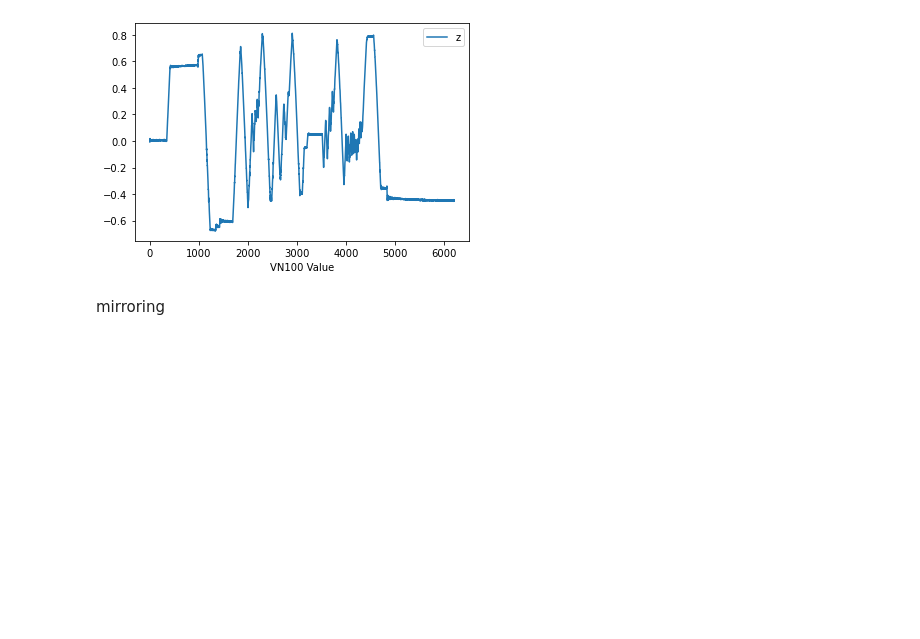
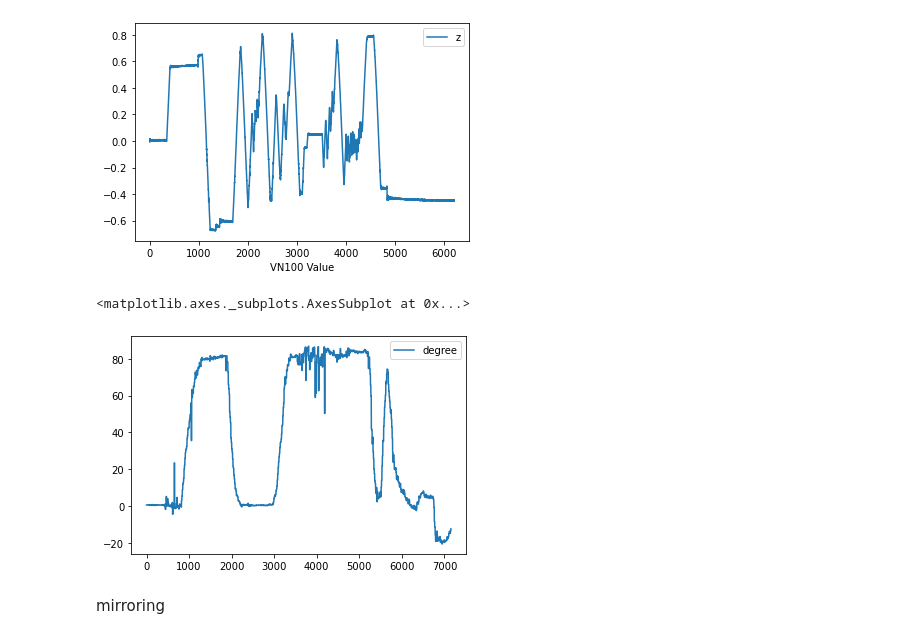
Before and after one commit to wianoski/lcs-bridge, a Jupyter notebook: RTU/fix_RTU01/rec acc/rec acc.ipynb, the cells around one changed output. Saved outputs shown, nothing was run; the diff lists cells and outputs as text; code cells hidden in the pictures; blank space fills up the shorter version.

```diff
--- a/RTU/fix_RTU01/rec acc/rec acc.ipynb
+++ b/RTU/fix_RTU01/rec acc/rec acc.ipynb
@@ -72,9 +72,10 @@ Text(0.5, 0, 'VN100 Value')
 # %%
 import pandas as pd
 
-df = pd.read_csv('save-LOG_6.csv')
-# df.plot(y='x')
-df1 = pd.read_csv('test2_2.csv')
-# df1.plot(y='x')
+df = pd.read_csv('type_1/save-LOG_-1605257844659.csv')
+df.plot(y='degree')
+# %% [output]
+<matplotlib.axes._subplots.AxesSubplot at 0x...>
+[figure, added]
 # %% [markdown]
 mirroring
```
Also changed, not shown: 5 other files.
